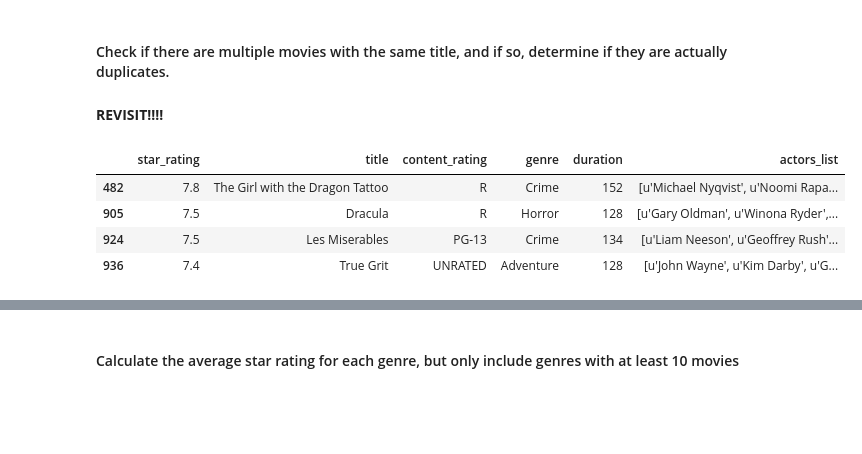
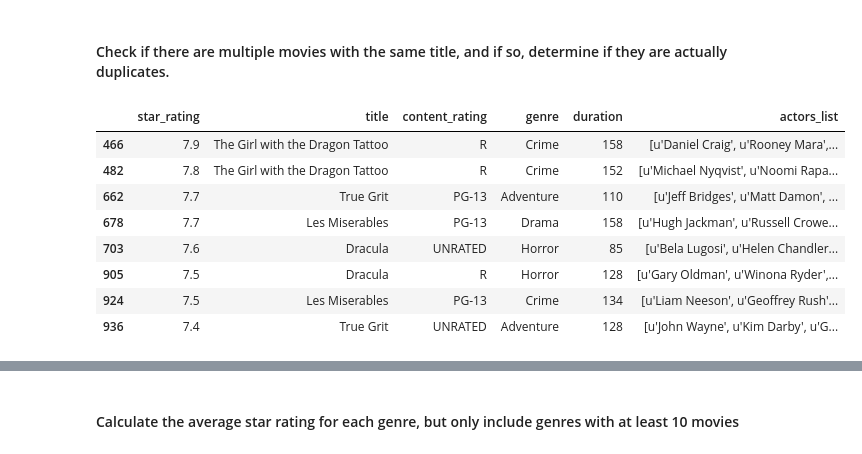
Before and after one commit to allenau1/dat-sf-60-hw, a Jupyter notebook: project-2_allen_au.ipynb, the cells around one changed output, grey strips where cells are left out. Saved outputs shown, nothing was run; the diff lists cells and outputs as text; code cells hidden in the pictures; blank space fills up the shorter version.

```diff
--- a/project-2_allen_au.ipynb
+++ b/project-2_allen_au.ipynb
@@ -420,14 +404,16 @@ Western      8.9
 Name: star_rating, dtype: float64
 # %% [markdown]
 #### Check if there are multiple movies with the same title, and if so, determine if they are actually duplicates.
-# %% [markdown]
-**REVISIT!!!!**
-# %%
-dup_movies = movies[movies.duplicated('title')]
-dup_movies
-# %% [output]
-|  | star_rating | title | content_rating | genre | duration | actors_list |
-| 482 | 7.8 | The Girl with the Dragon Tattoo | R | Crime | 152 | [u'Michael Nyqvist', u'Noomi Rapa... |
-| 905 | 7.5 | Dracula | R | Horror | 128 | [u'Gary Oldman', u'Winona Ryder',... |
-| 924 | 7.5 | Les Miserables | PG-13 | Crime | 134 | [u'Liam Neeson', u'Geoffrey Rush'... |
-| 936 | 7.4 | True Grit | UNRATED | Adventure | 128 | [u'John Wayne', u'Kim Darby', u'G... |
+# %%
+# Find duplicates and print all rows
+movies[movies['title'].duplicated(False)]
+# %% [output]
+|  | star_rating | title | content_rating | genre | duration | actors_list |
+| 466 | 7.9 | The Girl with the Dragon Tattoo | R | Crime | 158 | [u'Daniel Craig', u'Rooney Mara',... |
+| 482 | 7.8 | The Girl with the Dragon Tattoo | R | Crime | 152 | [u'Michael Nyqvist', u'Noomi Rapa... |
+| 662 | 7.7 | True Grit | PG-13 | Adventure | 110 | [u'Jeff Bridges', u'Matt Damon', ... |
+| 678 | 7.7 | Les Miserables | PG-13 | Drama | 158 | [u'Hugh Jackman', u'Russell Crowe... |
+| 703 | 7.6 | Dracula | UNRATED | Horror | 85 | [u'Bela Lugosi', u'Helen Chandler... |
+| 905 | 7.5 | Dracula | R | Horror | 128 | [u'Gary Oldman', u'Winona Ryder',... |
+| 924 | 7.5 | Les Miserables | PG-13 | Crime | 134 | [u'Liam Neeson', u'Geoffrey Rush'... |
+| 936 | 7.4 | True Grit | UNRATED | Adventure | 128 | [u'John Wayne', u'Kim Darby', u'G... |
```
Also changed, not shown: parts of 12 cells of this notebook.
